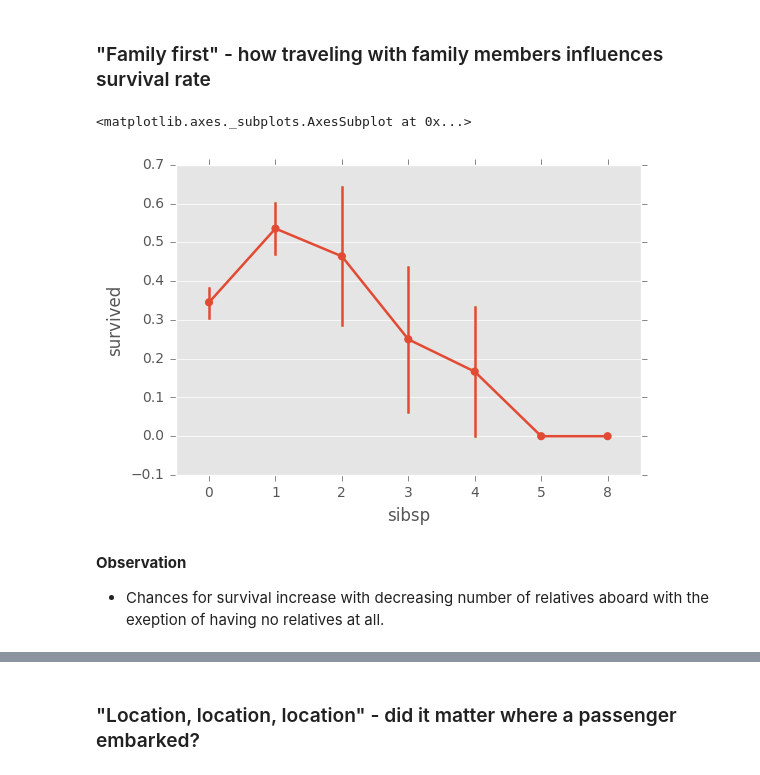
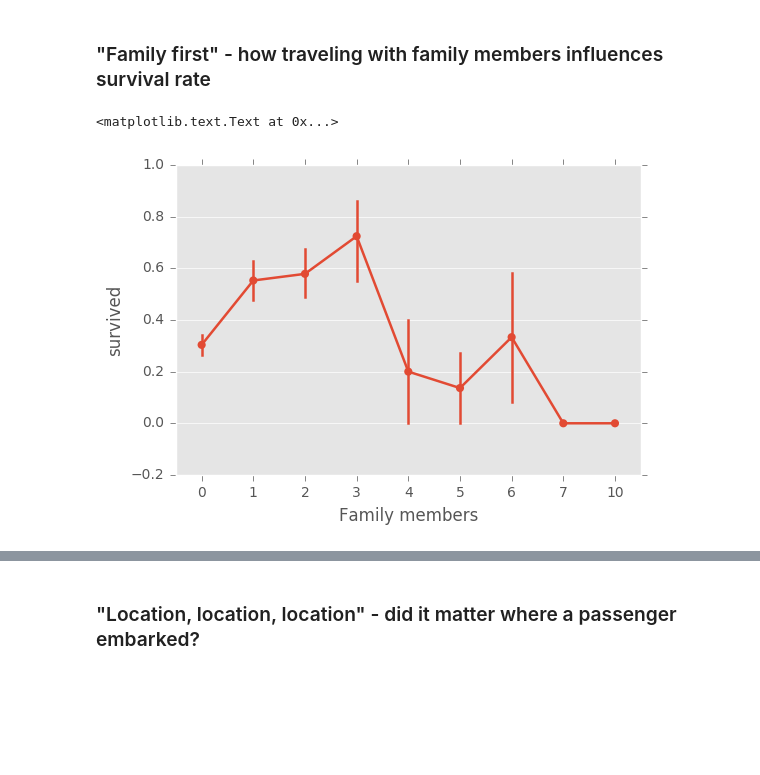
Before and after one commit to Asav7/Data-Science-Showcase, a Jupyter notebook: Implementations of Machine Learninig Algorithms/Logistic Regression Implementation [np, tf] (Titanic).ipynb, the cells around one changed output, grey strips where cells are left out. Saved outputs shown, nothing was run; the diff lists cells and outputs as text; code cells hidden in the pictures; blank space fills up the shorter version.

```diff
--- a/Implementations of Machine Learninig Algorithms/Logistic Regression Implementation [np, tf] (Titanic).ipynb
+++ b/Implementations of Machine Learninig Algorithms/Logistic Regression Implementation [np, tf] (Titanic).ipynb
@@ -82,10 +92,8 @@ sns.pointplot(data=titanic, x='pclass', y='survived', hue="sex", palette=["cornf
 # %% [markdown]
 ### "Family first" - how traveling with family members influences survival rate
 # %%
-sns.pointplot(data=titanic,  x='sibsp', y='survived')
+sns.pointplot(data=titanic, x=titanic["parch"] + titanic["sibsp"], y='survived')
+plt.xlabel("Family members")
 # %% [output]
-<matplotlib.axes._subplots.AxesSubplot at 0x...>
+<matplotlib.text.Text at 0x...>
-[figure, old version]
+[figure, new version]
-# %% [markdown]
-**Observation**
-- Chances for survival increase with decreasing number of relatives aboard with the exeption of having no relatives at all.
```
Also changed, not shown: parts of 20 cells of this notebook.
